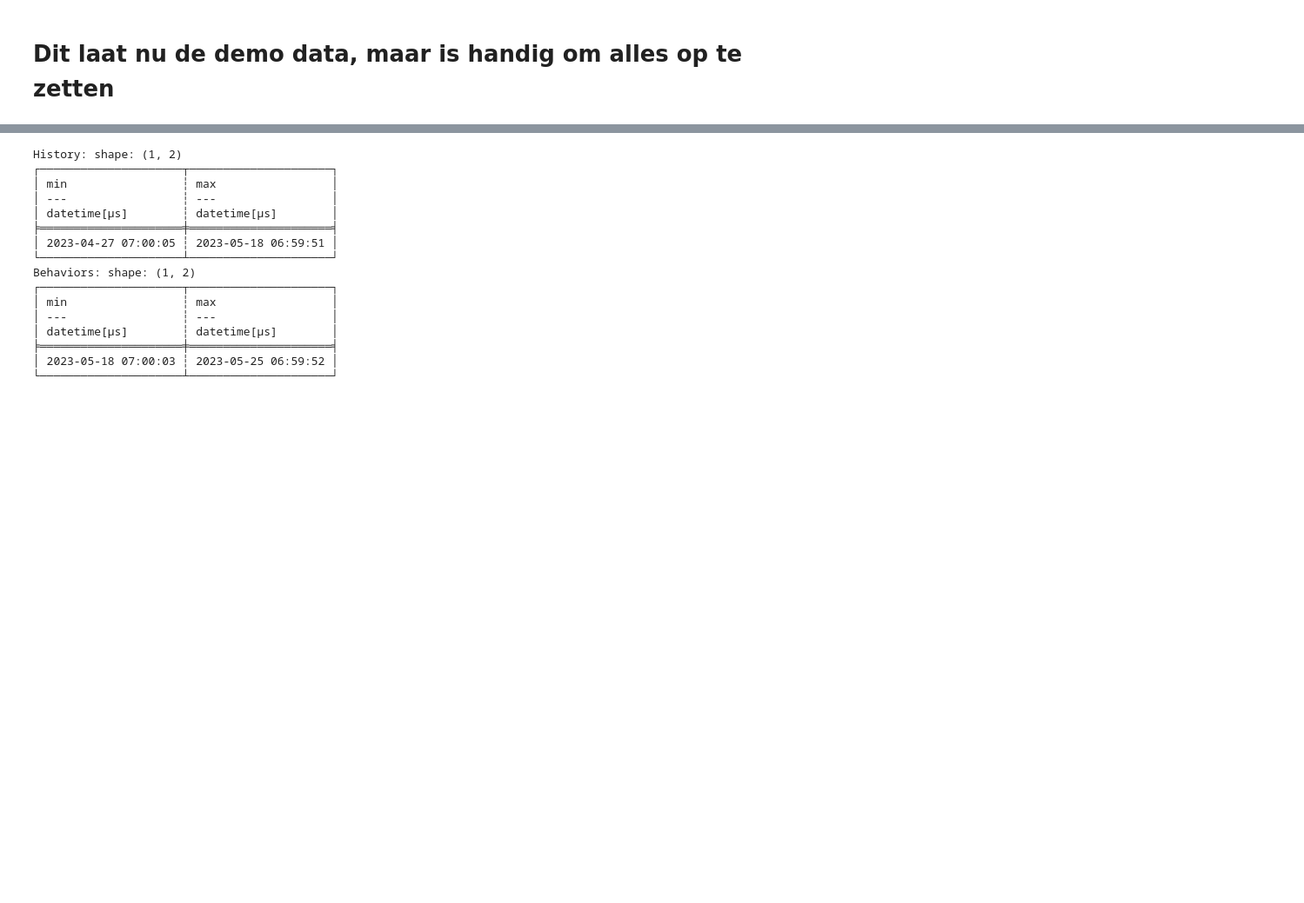
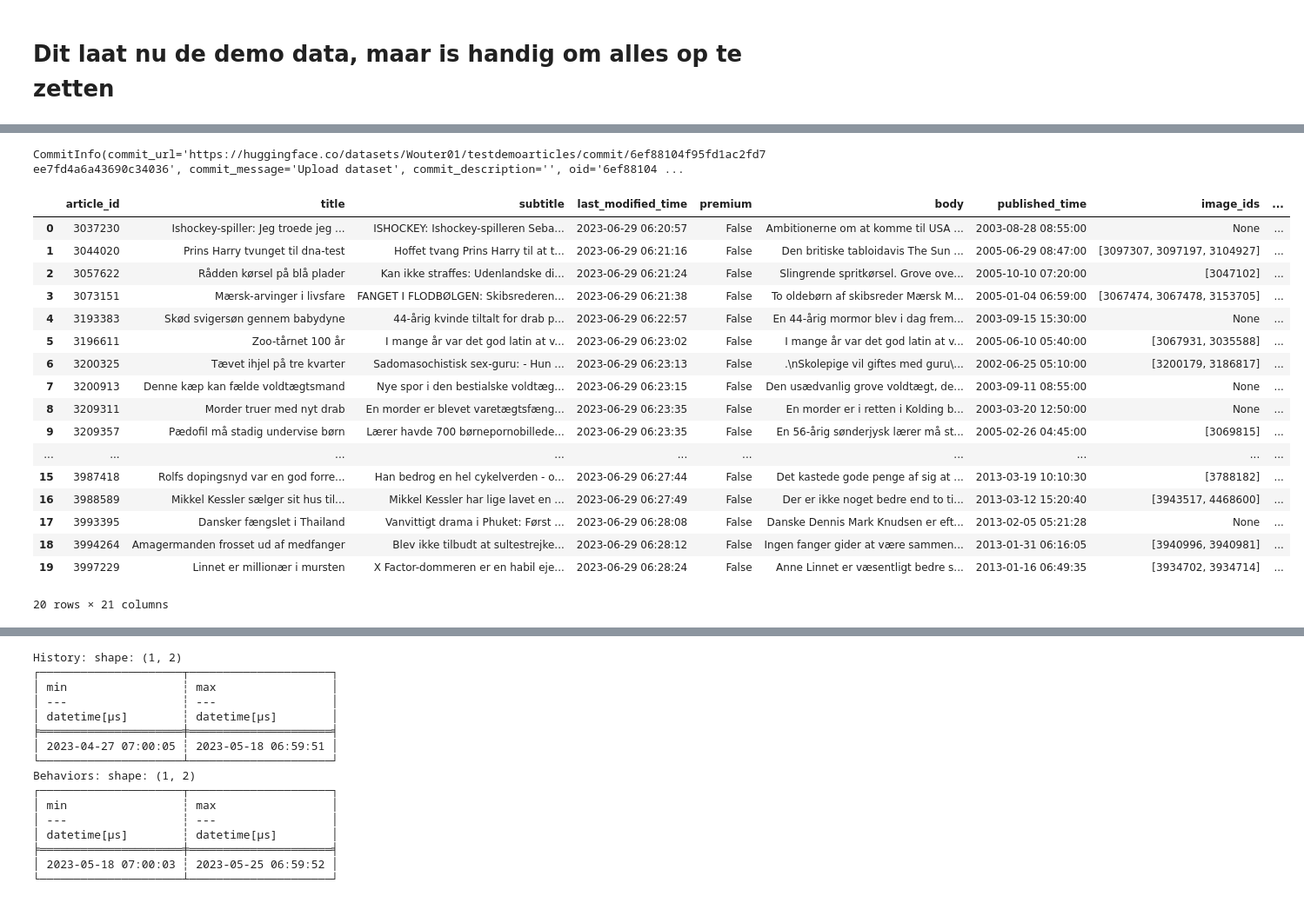
Before and after one commit to WouterBant/RecSys, a Jupyter notebook: notebooks/data_analysis.ipynb, the cells around one changed output, grey strips where cells are left out. Shown at 87% size. Cells and saved outputs as stored; diff of their text form; code cells hidden in the pictures; blank space fills up the shorter version.

```diff
--- a/notebooks/data_analysis.ipynb
+++ b/notebooks/data_analysis.ipynb
@@ -33,3 +43,9 @@ data_split = "train"
 # %%
 df_behaviors = pl.scan_parquet(PATH.joinpath(data_split, "behaviors.parquet"))
 df_history = pl.scan_parquet(PATH.joinpath(data_split, "history.parquet"))
+df_articles = pl.scan_parquet(PATH.joinpath("articles.parquet"))
+# %%
+behaviors = df_behaviors.collect()
+history = df_history.collect()
+articles = df_articles.collect()
+type(history)
@@ -35,0 +54,2 @@ df_history = pl.scan_parquet(PATH.joinpath(data_split, "history.parquet"))
+# %%
+pd_articles = articles.to_pandas()
@@ -35,0 +81,4 @@ df_history = pl.scan_parquet(PATH.joinpath(data_split, "history.parquet"))
+# %%
+huggingface_data.push_to_hub("testdemoarticles")
+# %% [output]
+CommitInfo(commit_url='https://huggingface.co/datasets/Wouter01/testdemoarticles/commit/6ef88104f95fd1ac2fd7ee7fd4a6a43690c34036', commit_message='Upload dataset', commit_description='', oid='6ef88104 ...
@@ -35,0 +93,21 @@ df_history = pl.scan_parquet(PATH.joinpath(data_split, "history.parquet"))
+# %%
+pd_articles.iloc[0:20]
+# %% [output]
+|  | article_id | title | subtitle | last_modified_time | premium | body | published_time | image_ids | ... |
+| 0 | 3037230 | Ishockey-spiller: Jeg troede jeg ... | ISHOCKEY: Ishockey-spilleren Seba... | 2023-06-29 06:20:57 | False | Ambitionerne om at komme til USA ... | 2003-08-28 08:55:00 | None | ... |
+| 1 | 3044020 | Prins Harry tvunget til dna-test | Hoffet tvang Prins Harry til at t... | 2023-06-29 06:21:16 | False | Den britiske tabloidavis The Sun ... | 2005-06-29 08:47:00 | [3097307, 3097197, 3104927] | ... |
+| 2 | 3057622 | Rådden kørsel på blå plader | Kan ikke straffes: Udenlandske di... | 2023-06-29 06:21:24 | False | Slingrende spritkørsel. Grove ove... | 2005-10-10 07:20:00 | [3047102] | ... |
+| 3 | 3073151 | Mærsk-arvinger i livsfare | FANGET I FLODBØLGEN: Skibsrederen... | 2023-06-29 06:21:38 | False | To oldebørn af skibsreder Mærsk M... | 2005-01-04 06:59:00 | [3067474, 3067478, 3153705] | ... |
+| 4 | 3193383 | Skød svigersøn gennem babydyne | 44-årig kvinde tiltalt for drab p... | 2023-06-29 06:22:57 | False | En 44-årig mormor blev i dag frem... | 2003-09-15 15:30:00 | None | ... |
+| 5 | 3196611 | Zoo-tårnet 100 år | I mange år var det god latin at v... | 2023-06-29 06:23:02 | False | I mange år var det god latin at v... | 2005-06-10 05:40:00 | [3067931, 3035588] | ... |
+| 6 | 3200325 | Tævet ihjel på tre kvarter | Sadomasochistisk sex-guru: - Hun ... | 2023-06-29 06:23:13 | False | .\nSkolepige vil giftes med guru\... | 2002-06-25 05:10:00 | [3200179, 3186817] | ... |
+| 7 | 3200913 | Denne kæp kan fælde voldtægtsmand | Nye spor i den bestialske voldtæg... | 2023-06-29 06:23:15 | False | Den usædvanlig grove voldtægt, de... | 2003-09-11 08:55:00 | None | ... |
+| 8 | 3209311 | Morder truer med nyt drab | En morder er blevet varetægtsfæng... | 2023-06-29 06:23:35 | False | En morder er i retten i Kolding b... | 2003-03-20 12:50:00 | None | ... |
+| 9 | 3209357 | Pædofil må stadig undervise børn | Lærer havde 700 børnepornobillede... | 2023-06-29 06:23:35 | False | En 56-årig sønderjysk lærer må st... | 2005-02-26 04:45:00 | [3069815] | ... |
+| ... | ... | ... | ... | ... | ... | ... | ... | ... | ... |
+| 15 | 3987418 | Rolfs dopingsnyd var en god forre... | Han bedrog en hel cykelverden - o... | 2023-06-29 06:27:44 | False | Det kastede gode penge af sig at ... | 2013-03-19 10:10:30 | [3788182] | ... |
+| 16 | 3988589 | Mikkel Kessler sælger sit hus til... | Mikkel Kessler har lige lavet en ... | 2023-06-29 06:27:49 | False | Der er ikke noget bedre end to ti... | 2013-03-12 15:20:40 | [3943517, 4468600] | ... |
+| 17 | 3993395 | Dansker fængslet i Thailand | Vanvittigt drama i Phuket: Først ... | 2023-06-29 06:28:08 | False | Danske Dennis Mark Knudsen er eft... | 2013-02-05 05:21:28 | None | ... |
+| 18 | 3994264 | Amagermanden frosset ud af medfanger | Blev ikke tilbudt at sultestrejke... | 2023-06-29 06:28:12 | False | Ingen fanger gider at være sammen... | 2013-01-31 06:16:05 | [3940996, 3940981] | ... |
+| 19 | 3997229 | Linnet er millionær i mursten | X Factor-dommeren er en habil eje... | 2023-06-29 06:28:24 | False | Anne Linnet er væsentligt bedre s... | 2013-01-16 06:49:35 | [3934702, 3934714] | ... |
+20 rows × 21 columns
```
Also changed, not shown: parts of 26 cells of this notebook, 5 other files.
